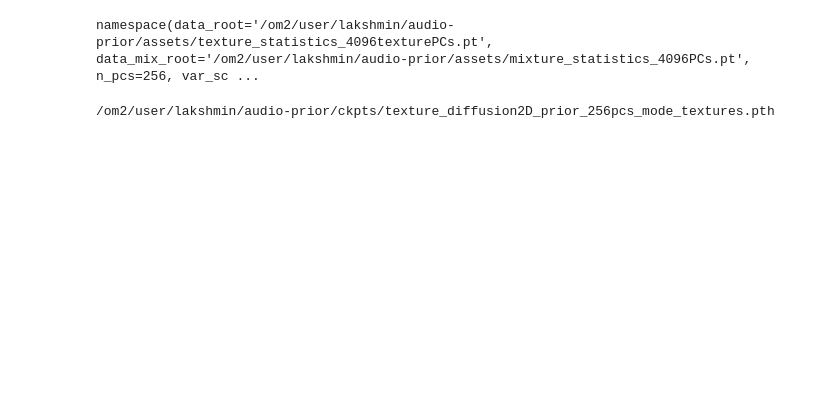
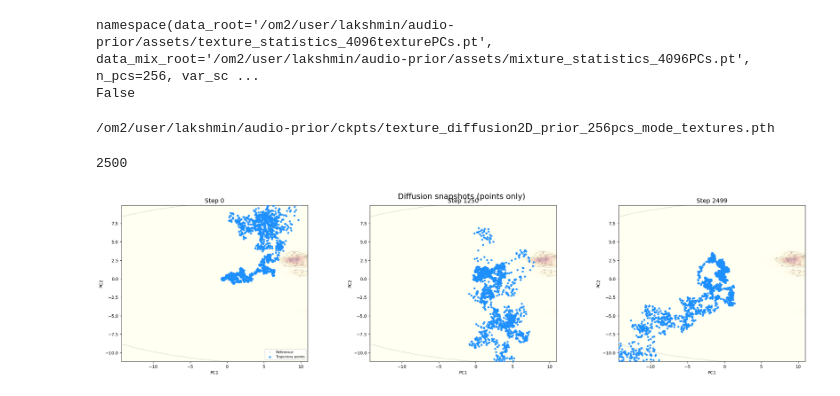
Before and after one commit to bjmedina/memory, a Jupyter notebook: notebooks/2026-02-17_plotting-scores-and-such.ipynb, the cells around one changed output. Drawn from its saved outputs; the diff is of its cells as text; code cells hidden in the pictures; blank space fills up the shorter version.

```diff
--- a/notebooks/2026-02-17_plotting-scores-and-such.ipynb
+++ b/notebooks/2026-02-17_plotting-scores-and-such.ipynb
@@ -112,8 +112,10 @@ df = yaml.safe_load(open(config))
 cfg = parse(df)
 
 print(cfg.data)
+print(cfg.data.var_scale)
 # %% [output]
 namespace(data_root='/om2/user/lakshmin/audio-prior/assets/texture_statistics_4096texturePCs.pt', data_mix_root='/om2/user/lakshmin/audio-prior/assets/mixture_statistics_4096PCs.pt', n_pcs=256, var_sc ...
+False
 # %%
 score_model = torch.nn.DataParallel(
                     ScoreNetAudioV2(
@@ -203,6 +205,7 @@ sampler = Euler_Maruyama_sampler_1d if cfg.model.use_single_dim_conv else Euler_
 init_dims = [1, cfg.data.n_pcs] if cfg.model.use_single_dim_conv else [1, 1, cfg.data.n_pcs]
 
 # generate samples using the specified sampler.
+print(cfg.sample.num_steps)
 samples, trajectory = sampler(
                         score_model,
                         marginal_prob_std_fn,
@@ -213,4 +216,59 @@ samples, trajectory = sampler(
                         init_dims=init_dims)
 
 samples = samples.squeeze().detach().cpu().numpy()
+# %% [output]
+2500
+# %%
+import numpy as np
+import matplotlib.pyplot as plt
+from scipy.stats import gaussian_kde
+
+# steps to show
+T_to_check = [0, cfg.sample.num_steps // 2, cfg.sample.num_steps - 1]
+
+# stack trajectory list -> (N, T, D)
+traj_np = np.stack([
+    (tr.detach().cpu().numpy() if hasattr(tr, "detach") else np.asarray(tr)).squeeze(1).squeeze(1)
+    for tr in trajectory
+])
+N, T, D = traj_np.shape
+traj_2d = traj_np[:, :, :2]      # first two PCA dims
+Z_train = x_numpy[:, :2]
+
+# clip step indices to valid range
+T_to_check = [min(max(0, t), T - 1) for t in T_to_check]
+
+# broad fixed bounds from both train + shown trajectory points
+sel_pts = traj_2d[:, T_to_check, :].reshape(-1, 2)
+all_pts = np.vstack([Z_train, sel_pts])
+x_min, x_max = np.percentile(all_pts[:, 0], [0.5, 99.5])
+y_min, y_max = np.percentile(all_pts[:, 1], [0.5, 99.5])
+
+# KDE background (train only)
+G0, G1 = np.meshgrid(np.linspace(x_min, x_max, 220), np.linspace(y_min, y_max, 220))
+Q = gaussian_kde(Z_train.T, bw_method=0.15)(np.vstack([G0.ravel(), G1.ravel()])).reshape(G0.shape)
+
+fig, axes = plt.subplots(1, len(T_to_check), figsize=(24, 5.8), constrained_layout=True)
+if len(T_to_check) == 1:
+    axes = [axes]
+
+for i, t_idx in enumerate(T_to_check):
+    ax = axes[i]
+    ax.imshow(Q, origin="lower", cmap="YlOrRd", alpha=0.25, extent=[x_min, x_max, y_min, y_max], aspect="equal")
+    ax.contour(G0, G1, Q, levels=8, colors="k", linewidths=0.5, alpha=0.3)
+
+    ax.scatter(Z_train[:, 0], Z_train[:, 1], c="gray", s=8, alpha=0.2, label="Reference", zorder=2)
+    ax.scatter(traj_2d[:, t_idx, 0], traj_2d[:, t_idx, 1], c="dodgerblue", s=14, alpha=0.9, label="Trajectory points", zorder=4)
+
+    ax.set_title(f"Step {t_idx}", fontsize=14)
+    ax.set_xlabel("PC1")
+    ax.set_ylabel("PC2")
+    ax.set_xlim(x_min, x_max)
+    ax.set_ylim(y_min, y_max)
+
+axes[0].legend(loc="lower right", fontsize=8)
+plt.suptitle("Diffusion snapshots (points only)", fontsize=18, y=1.02)
+plt.show()
+# %% [output]
+[figure, added]
 # %%
```
Also changed, not shown: parts of 3 cells of this notebook.
